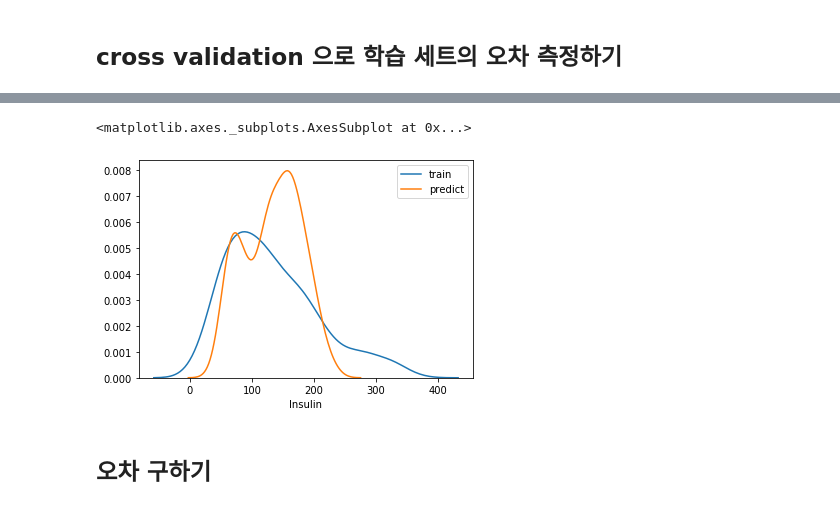
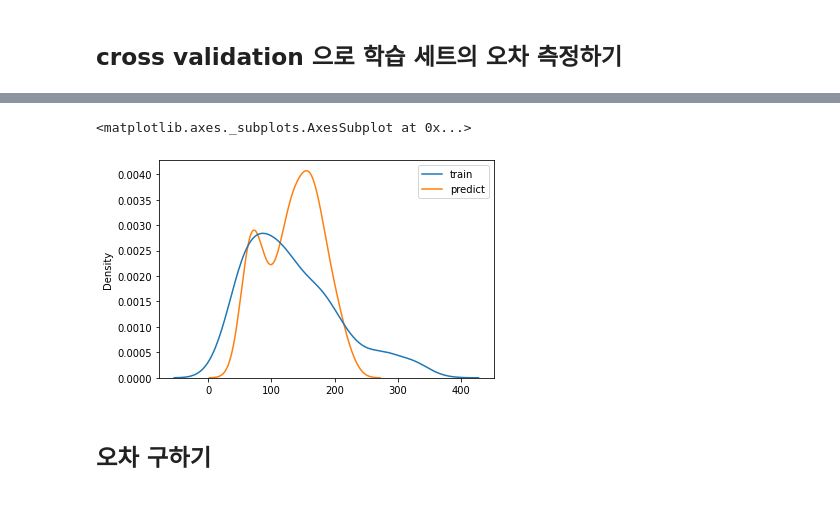
Before and after one commit to corazzon/boostcourse-ds-511, a Jupyter notebook: pima-regression-baseline-02.ipynb, the cells around one changed output, grey strips where cells are left out. Saved outputs shown, nothing was run; the diff lists cells and outputs as text; code cells hidden in the pictures.

```diff
--- a/pima-regression-baseline-02.ipynb
+++ b/pima-regression-baseline-02.ipynb
@@ -331,11 +331,12 @@ r2_score(y_train, y_predict)
 # %%
 # distplot으로 정답값과 예측값의 분포를 그립니다.
 
-sns.distplot(y_train, hist=False, label="train")
-sns.distplot(y_predict, hist=False, label="predict")
+# sns.distplot(y_train, hist=False, label="train")
+# sns.distplot(y_predict, hist=False, label="predict")
+sns.kdeplot(data=pd.DataFrame({"train":y_train, "predict":y_predict}))
 # %% [output]
 <matplotlib.axes._subplots.AxesSubplot at 0x...>
-[figure, old version]
+[figure, new version]
 # %% [markdown]
 ## 오차 구하기
 # %%
```
Also changed, not shown: parts of 20 cells of this notebook.
